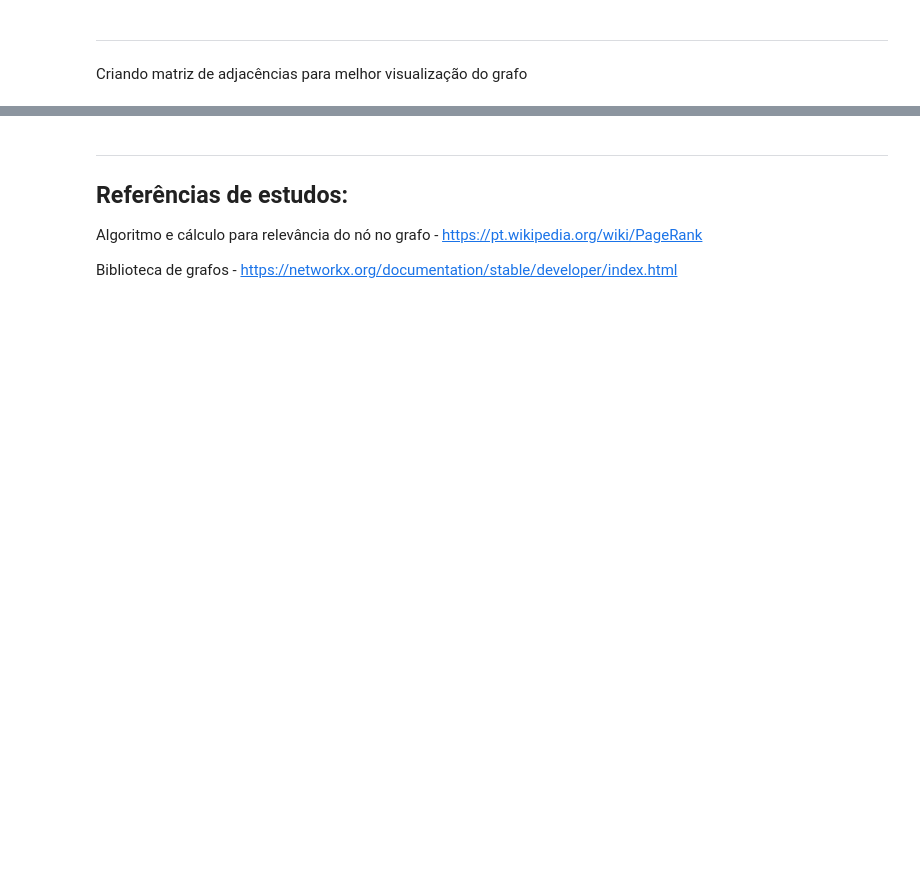
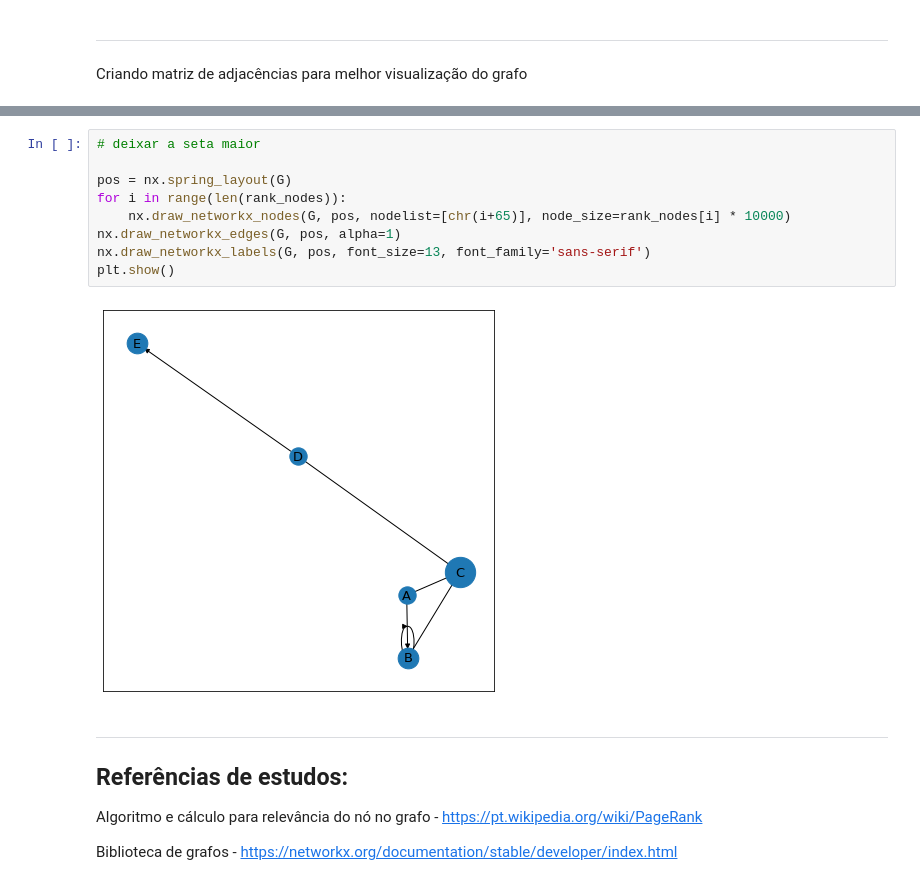
Before and after one commit to andrerochasouza/Rank_to_Page_Algorithm, a Jupyter notebook: rank_to_page/rank_to_graph.ipynb, the cells around one changed output, grey strips where cells are left out. Saved outputs shown, nothing was run; the diff lists cells and outputs as text; blank space fills up the shorter version.

```diff
--- a/rank_to_page/rank_to_graph.ipynb
+++ b/rank_to_page/rank_to_graph.ipynb
@@ -118,3 +109,14 @@ plt.show()
+# %%
+# deixar a seta maior
+
+pos = nx.spring_layout(G)
+for i in range(len(rank_nodes)):
+    nx.draw_networkx_nodes(G, pos, nodelist=[chr(i+65)], node_size=rank_nodes[i] * 10000)
+nx.draw_networkx_edges(G, pos, alpha=1)
+nx.draw_networkx_labels(G, pos, font_size=13, font_family='sans-serif')
+plt.show()
+# %% [output]
+[figure, added]
 # %% [markdown]
 ----------------
 
```
Also changed, not shown: parts of 6 cells of this notebook, 1 other file.
